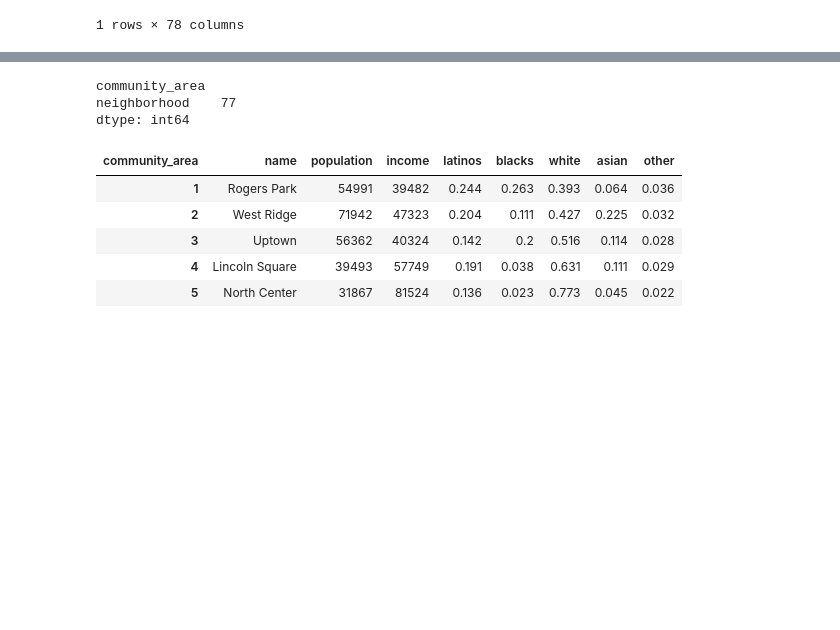
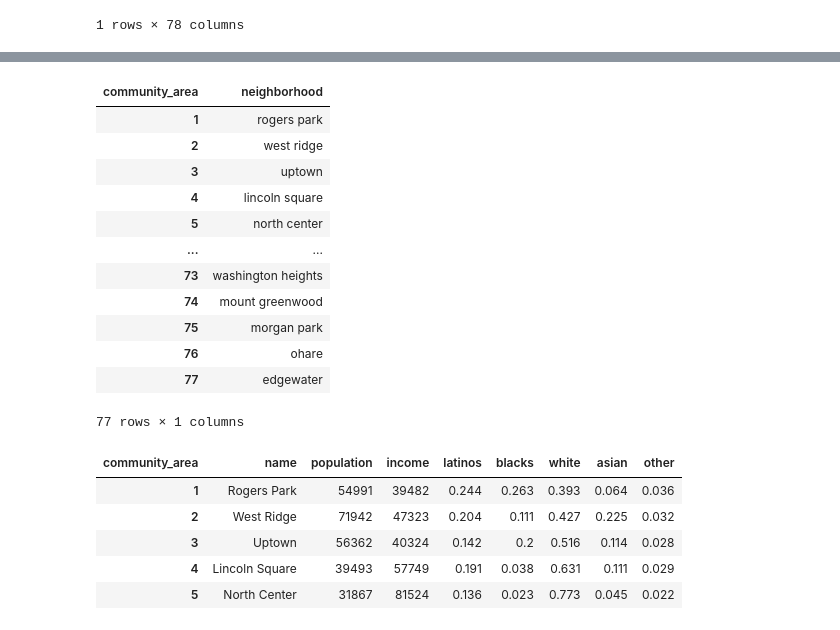
Before and after one commit to halabi93/Airbnb-Data-Analysis, a Jupyter notebook: ETL_Starter.ipynb, the cells around one changed output, grey strips where cells are left out. Drawn from its saved outputs; the diff is of its cells as text; code cells hidden in the pictures; blank space fills up the shorter version.

```diff
--- a/ETL_Starter.ipynb
+++ b/ETL_Starter.ipynb
@@ -80,8 +95,20 @@ communities_df = communities_df.rename(columns={"name": "neighborhood"})
 # %%
 communities_df.index = communities_df.index.astype(int)
 # %%
-communities_df.nunique()
+communities_df["neighborhood"] = communities_df["neighborhood"].str.lower()
+communities_df["neighborhood"] = communities_df["neighborhood"].str.replace("\'", "")
+communities_df
 # %% [output]
+| community_area | neighborhood |
+| 1 | rogers park |
+| 2 | west ridge |
+| 3 | uptown |
+| 4 | lincoln square |
+| 5 | north center |
+| ... | ... |
+| 73 | washington heights |
+| 74 | mount greenwood |
+| 75 | morgan park |
+| 76 | ohare |
+| 77 | edgewater |
-community_area
-neighborhood    77
-dtype: int64
+77 rows × 1 columns
```
Also changed, not shown: parts of 21 cells of this notebook, 1 other file.
